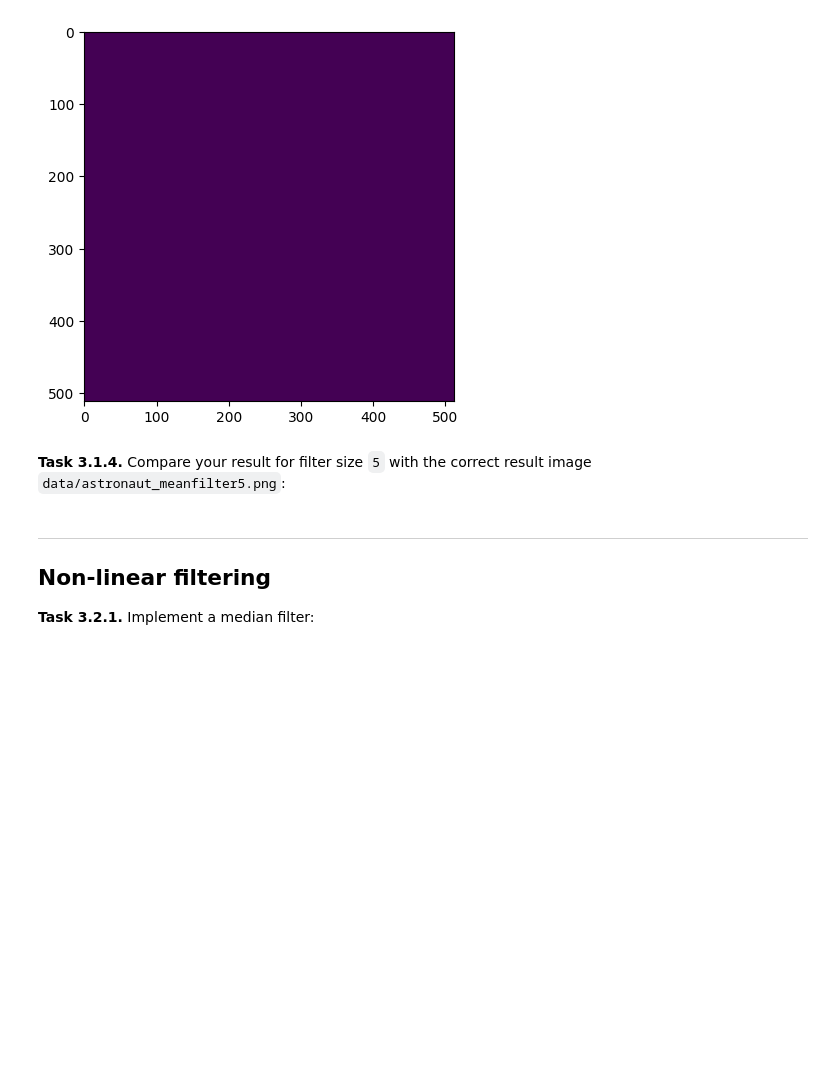
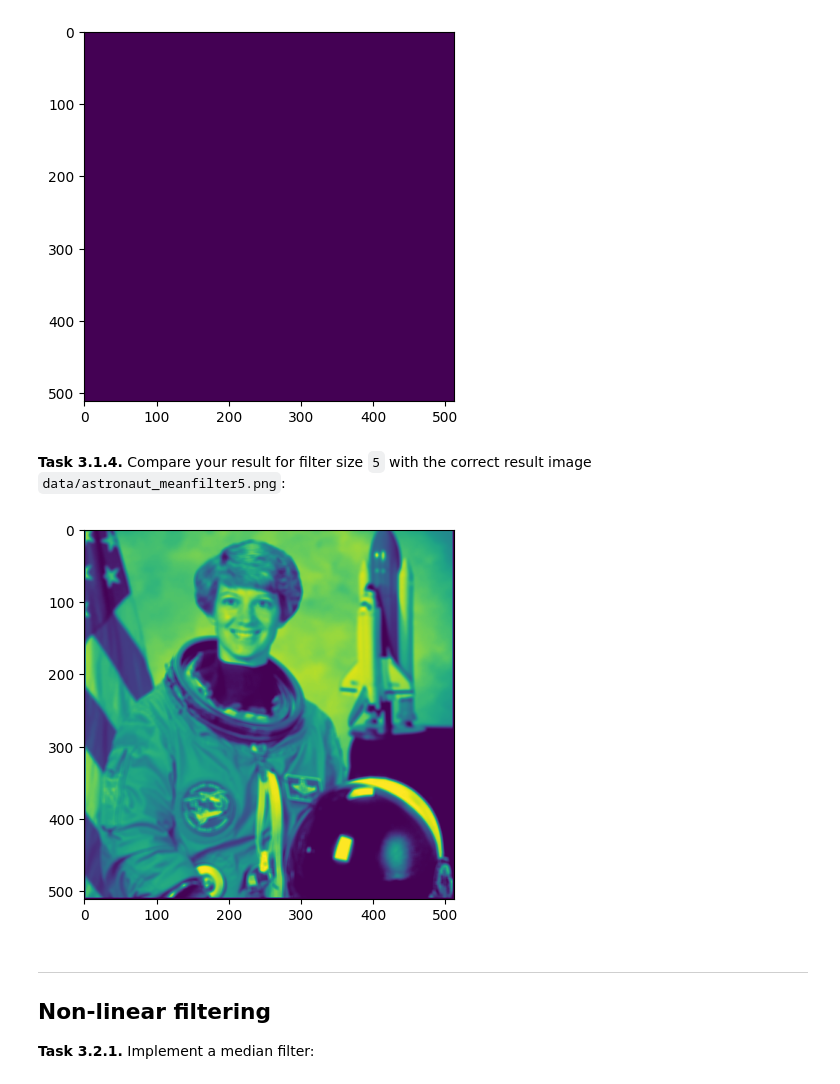
Before and after one commit to fb337/mobi-fs3-python, a Jupyter notebook: task3.ipynb, the cells around one changed output. Saved outputs shown, nothing was run; the diff lists cells and outputs as text; code cells hidden in the pictures; blank space fills up the shorter version.

```diff
--- a/task3.ipynb
+++ b/task3.ipynb
@@ -41,6 +41,12 @@ plt.show()
 [figure]
 # %% [markdown]
 **<a id="#">Task 3.1.4.</a>** Compare your result for filter size `5` with the correct result image `data/astronaut_meanfilter5.png`:
+# %%
+img = mpimg.imread('data/astronaut_meanfilter5.png')
+plt.imshow(img)
+plt.show()
+# %% [output]
+[figure, added]
 # %% [markdown]
 ---
 
```
